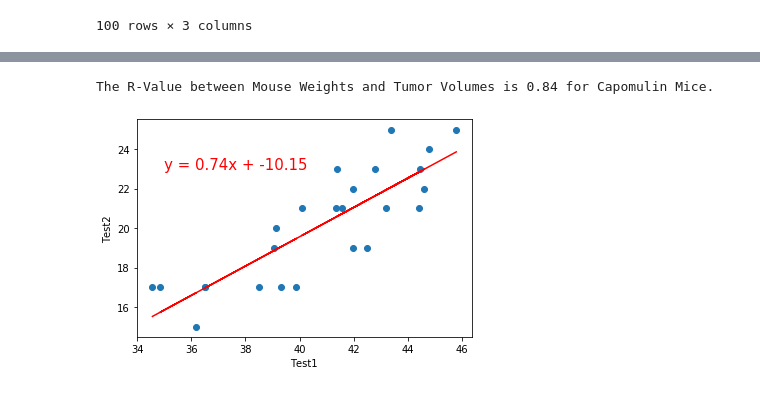
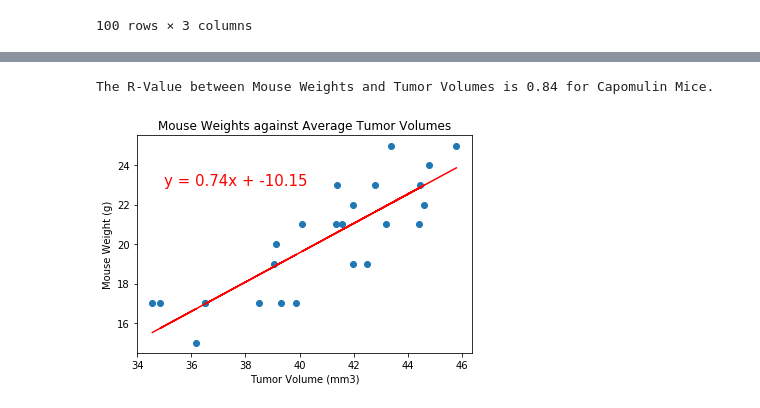
Before and after one commit to PaulBernert/UA_Homework_5, a Jupyter notebook: Bernert_.ipynb, the cells around one changed output, grey strips where cells are left out. Cells and saved outputs as stored; diff of their text form; code cells hidden in the pictures.

```diff
--- a/Bernert_.ipynb
+++ b/Bernert_.ipynb
@@ -172,22 +171,23 @@ Text(0, 0.5, 'Mouse Weight')
 # %%
 # Add the linear regression equation and line to plot
 
 x_values = mouse_sub_list_avg_vol
 y_values = mouse_sub_list_weight
 (slope, intercept, rvalue, pvalue, stderr) = linregress(x_values, y_values)
 regress_values = x_values * slope + intercept
 
 line_eq = "y = " + str(round(slope,2)) + "x + " + str(round(intercept,2))
 
 slope, intercept, r_value, p_value, std_err = sp.linregress(x_values, y_values)
 print(f"The R-Value between Mouse Weights and Tumor Volumes is {round(r_value,2)} for Capomulin Mice.")
 
 plt.scatter(x_values,y_values)
 plt.plot(x_values,regress_values,"r-")
 plt.annotate(line_eq,(35,23),fontsize=15,color="red")
-plt.xlabel('Test1')
-plt.ylabel('Test2')
+plt.xlabel('Tumor Volume (mm3)')
+plt.ylabel('Mouse Weight (g)')
+plt.title("Mouse Weights against Average Tumor Volumes")
 plt.show()
 # %% [output]
 The R-Value between Mouse Weights and Tumor Volumes is 0.84 for Capomulin Mice.
-[figure, old version]
+[figure, new version]
```
Also changed, not shown: parts of 10 cells of this notebook.
